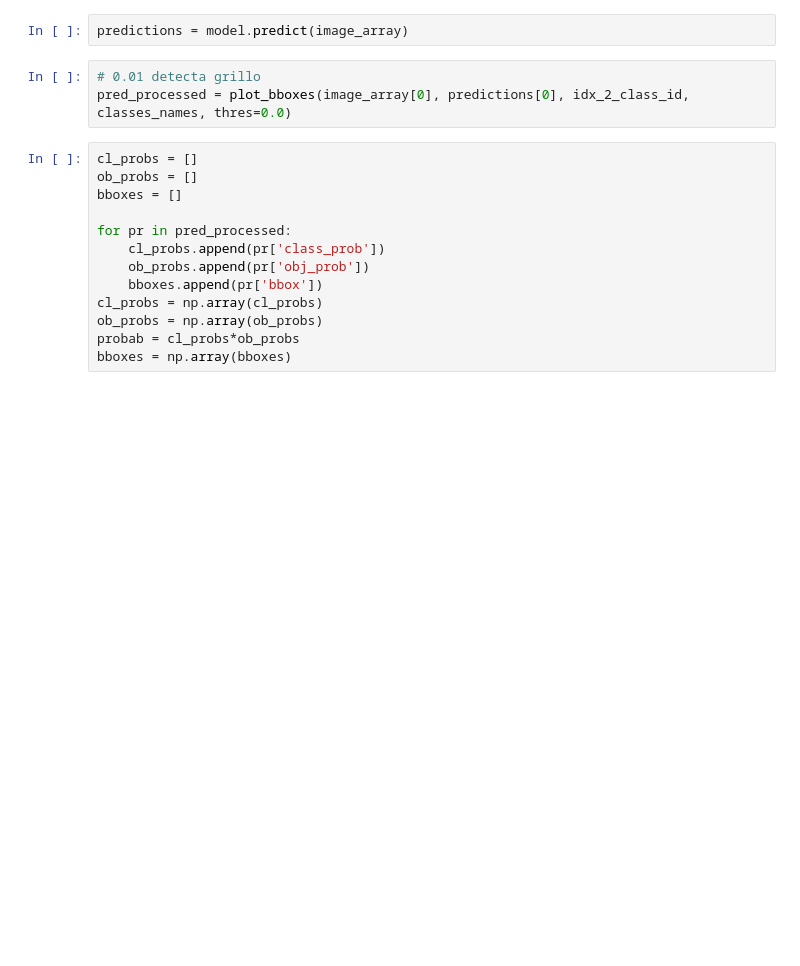
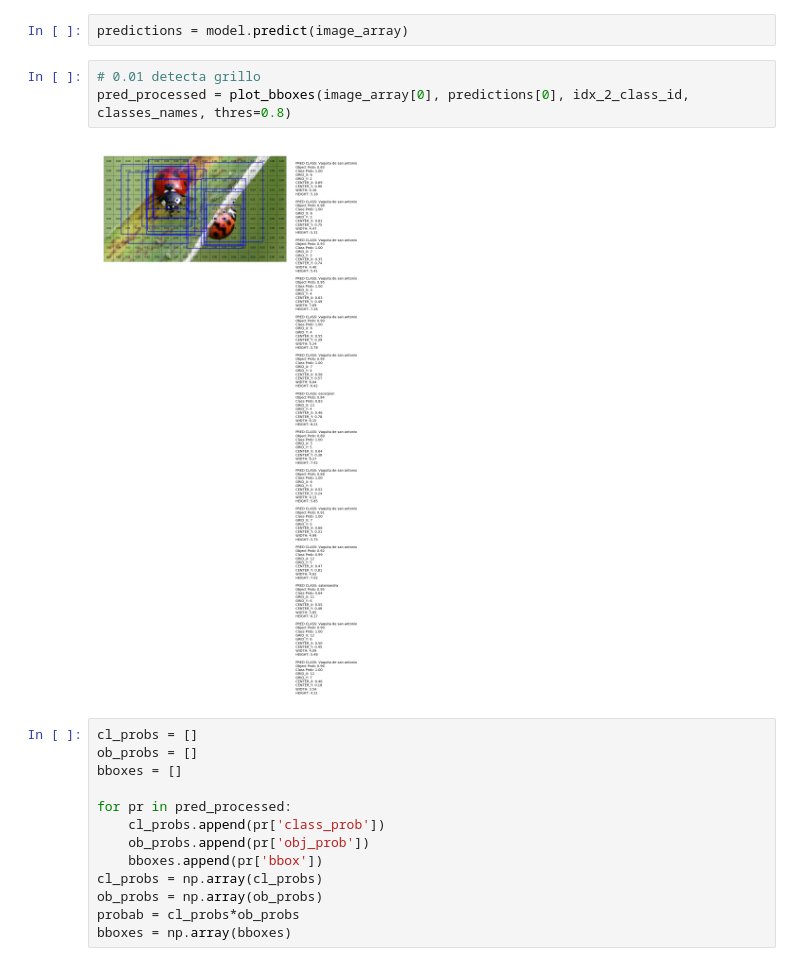
Before and after one commit to deeplearning-itba/Object-Detection, a Jupyter notebook: 9-training_methods.ipynb, the cells around one changed output. Saved outputs shown, nothing was run; the diff lists cells and outputs as text; blank space fills up the shorter version.

```diff
--- a/9-training_methods.ipynb
+++ b/9-training_methods.ipynb
@@ -201,7 +217,9 @@ image_array = np.array(image.resize([IMAGE_W,IMAGE_H])).reshape(1, IMAGE_H, IMAG
 predictions = model.predict(image_array)
 # %%
 # 0.01 detecta grillo
-pred_processed = plot_bboxes(image_array[0], predictions[0], idx_2_class_id, classes_names, thres=0.0)
+pred_processed = plot_bboxes(image_array[0], predictions[0], idx_2_class_id, classes_names, thres=0.8)
+# %% [output]
+[figure, added]
 # %%
 cl_probs = []
 ob_probs = []
```
Also changed, not shown: parts of 6 cells of this notebook, 10 other files.
